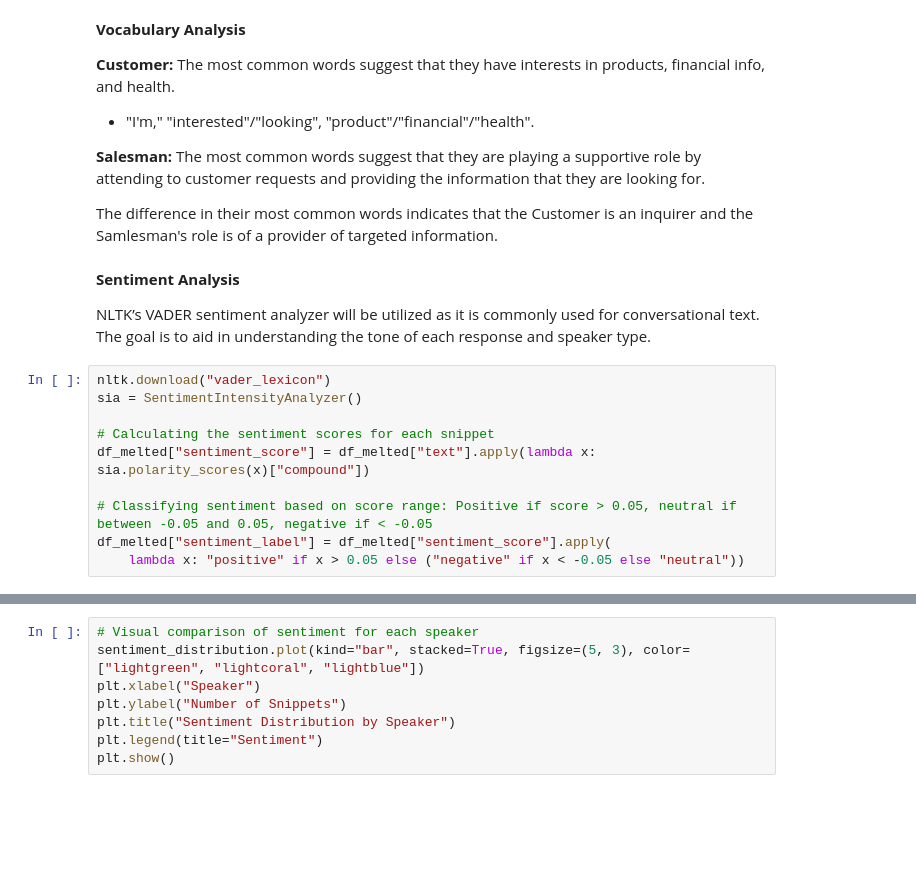
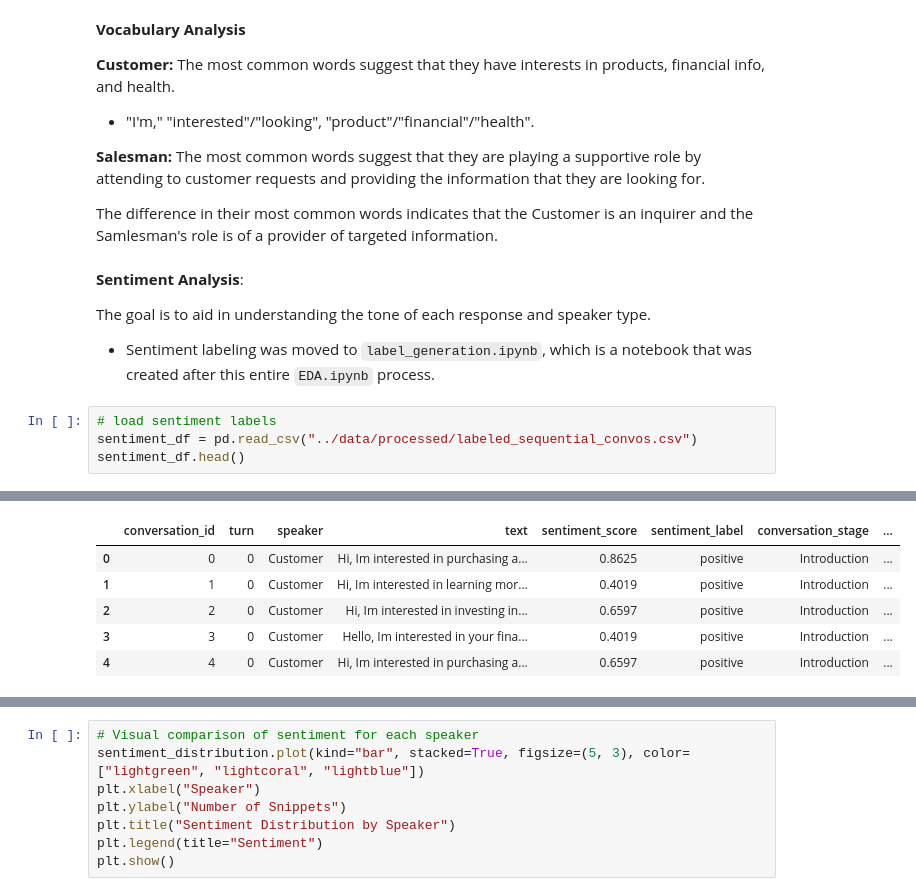
Before and after one commit to jacqmhong/sales-conversation-flow-prediction, a Jupyter notebook: notebooks/EDA.ipynb, the cells around one changed output, grey strips where cells are left out. Saved outputs shown, nothing was run; the diff lists cells and outputs as text; blank space fills up the shorter version.

```diff
--- a/notebooks/EDA.ipynb
+++ b/notebooks/EDA.ipynb
@@ -580,17 +573,12 @@ Most Common Words for Customer:
 
 The difference in their most common words indicates that the Customer is an inquirer and the Samlesman's role is of a provider of targeted information.
 # %% [markdown]
-**Sentiment Analysis**
+**Sentiment Analysis**:
 
-NLTK’s VADER sentiment analyzer will be utilized as it is commonly used for conversational text. The goal is to aid in understanding the tone of each response and speaker type.
+The goal is to aid in understanding the tone of each response and speaker type.
+* Sentiment labeling was moved to `label_generation.ipynb`, which is a notebook that was created after this entire `EDA.ipynb` process.
 # %%
-nltk.download("vader_lexicon")
-sia = SentimentIntensityAnalyzer()
-
-# Calculating the sentiment scores for each snippet
-df_melted["sentiment_score"] = df_melted["text"].apply(lambda x: sia.polarity_scores(x)["compound"])
-
-# Classifying sentiment based on score range: Positive if score > 0.05, neutral if between -0.05 and 0.05, negative if < -0.05
-df_melted["sentiment_label"] = df_melted["sentiment_score"].apply(
-    lambda x: "positive" if x > 0.05 else ("negative" if x < -0.05 else "neutral"))
+# load sentiment labels
+sentiment_df = pd.read_csv("../data/processed/labeled_sequential_convos.csv")
+sentiment_df.head()
 # %% [output]
@@ -600 +585,7 @@ df_melted["sentiment_label"] = df_melted["sentiment_score"].apply(
+|  | conversation_id | turn | speaker | text | sentiment_score | sentiment_label | conversation_stage | ... |
+| 0 | 0 | 0 | Customer | Hi, Im interested in purchasing a... | 0.8625 | positive | Introduction | ... |
+| 1 | 1 | 0 | Customer | Hi, Im interested in learning mor... | 0.4019 | positive | Introduction | ... |
+| 2 | 2 | 0 | Customer | Hi, Im interested in investing in... | 0.6597 | positive | Introduction | ... |
+| 3 | 3 | 0 | Customer | Hello, Im interested in your fina... | 0.4019 | positive | Introduction | ... |
+| 4 | 4 | 0 | Customer | Hi, Im interested in purchasing a... | 0.6597 | positive | Introduction | ... |
 # %%
```
Also changed, not shown: parts of 7 cells of this notebook, 2 other files.
